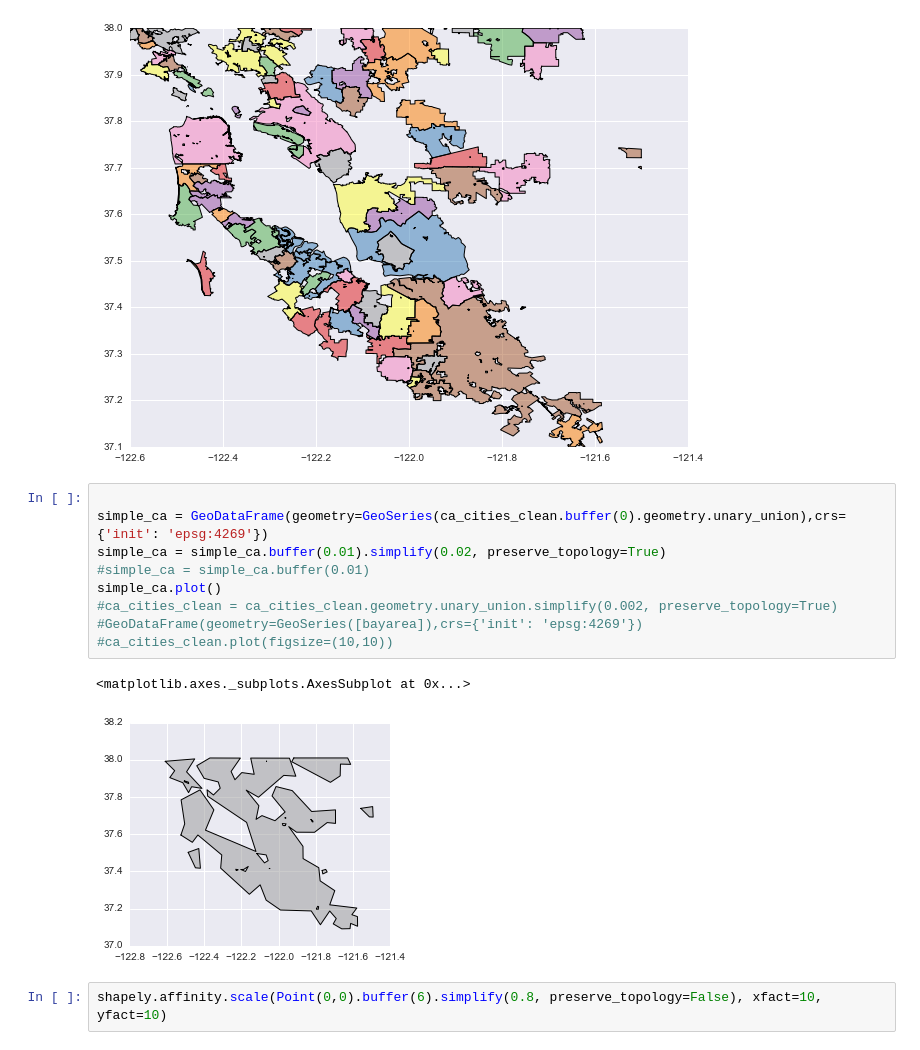
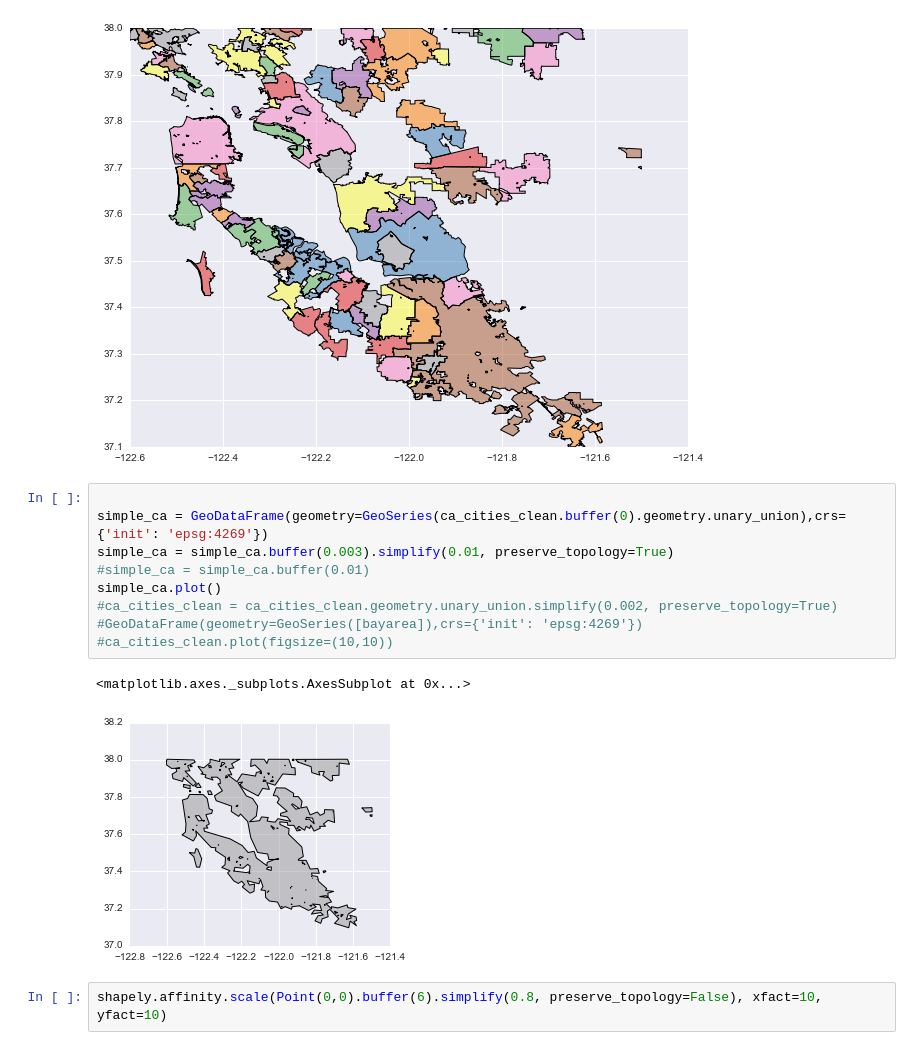
Before and after one commit to kvey/pogonotebook, a Jupyter notebook: BetterMaps.ipynb, the cells around one changed output. Drawn from its saved outputs; the diff is of its cells as text.

```diff
--- a/BetterMaps.ipynb
+++ b/BetterMaps.ipynb
@@ -119,15 +63,15 @@ ca_cities_clean.plot(figsize=(10,10))
 # %%
 
 simple_ca = GeoDataFrame(geometry=GeoSeries(ca_cities_clean.buffer(0).geometry.unary_union),crs={'init': 'epsg:4269'})
-simple_ca = simple_ca.buffer(0.01).simplify(0.02, preserve_topology=True)
+simple_ca = simple_ca.buffer(0.003).simplify(0.01, preserve_topology=True)
 #simple_ca = simple_ca.buffer(0.01)
 simple_ca.plot()
 #ca_cities_clean = ca_cities_clean.geometry.unary_union.simplify(0.002, preserve_topology=True)
 #GeoDataFrame(geometry=GeoSeries([bayarea]),crs={'init': 'epsg:4269'})
 #ca_cities_clean.plot(figsize=(10,10))
 # %% [output]
 <matplotlib.axes._subplots.AxesSubplot at 0x...>
-[figure, old version]
+[figure, new version]
 # %%
 shapely.affinity.scale(Point(0,0).buffer(6).simplify(0.8, preserve_topology=False), xfact=10, yfact=10)
 # %% [output]
```
Also changed, not shown: parts of 15 cells of this notebook, 1 other file.
